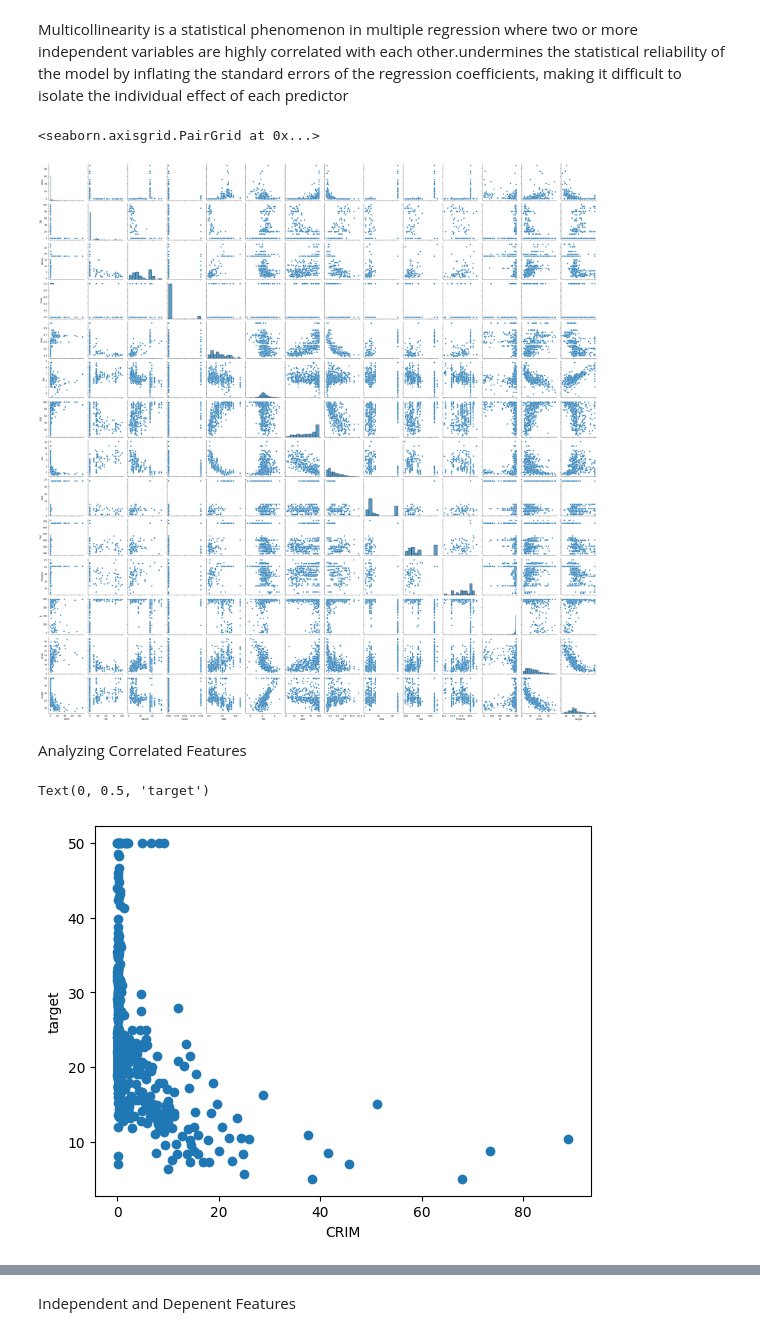
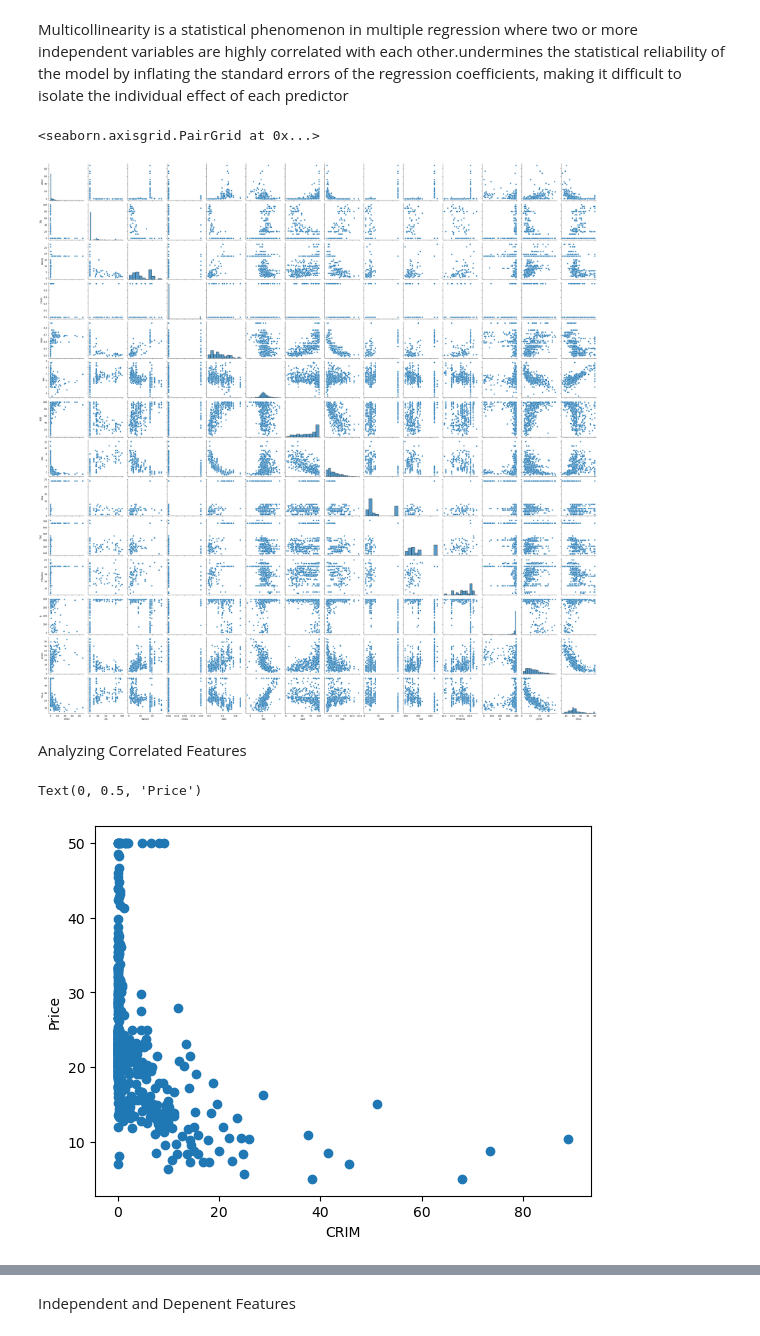
Before and after one commit to ImalAdhikari/House-Prediction-Project-Linear-Regression, a Jupyter notebook: House_Prediction.ipynb, the cells around one changed output, grey strips where cells are left out. Cells and saved outputs as stored; diff of their text form; code cells hidden in the pictures.

```diff
--- a/House_Prediction.ipynb
+++ b/House_Prediction.ipynb
@@ -24,6 +45,6 @@ Mounted at /content/drive
 # %%
 import pandas as pd
-boston_df = pd.read_csv('/content/drive/MyDrive/Housing Project/HousingData.csv')
+boston_df = pd.read_csv('C:\\6 SEM\\ML PROJECTS\\House Prediction\\House-Prediction-Project-Linear-Regression\\HousingData.csv')
 # %%
 boston_df.keys() # returns the column names
 # %% [output]
@@ -73,7 +94,7 @@ boston_df.head()
 | 3 | 0.03237 | 0.0 | 2.18 | 0.0 | 0.458 | 6.998 | 45.8 | 6.0622 | 3 | 222 | 18.7 | ... |
 | 4 | 0.06905 | 0.0 | 2.18 | 0.0 | 0.458 | 7.147 | 54.2 | 6.0622 | 3 | 222 | 18.7 | ... |
 # %%
-boston_df.rename(columns={'MEDV': 'target'}, inplace=True)
+boston_df.rename(columns={'MEDV': 'Price'}, inplace=True)
 # %%
 boston_df.head()
 # %% [output]
@@ -142,14 +162,14 @@ import seaborn as sns
 sns.pairplot(boston_df)
 # %% [output]
 <seaborn.axisgrid.PairGrid at 0x...>
-[figure, old version]
+[figure, new version]
 # %% [markdown]
 Analyzing Correlated Features
 # %%
-plt.scatter(boston_df['CRIM'], boston_df['target'])
+plt.scatter(boston_df['CRIM'], boston_df['Price'])
 plt.xlabel('CRIM')
-plt.ylabel('target')
+plt.ylabel('Price')
 # %% [output]
-Text(0, 0.5, 'target')
+Text(0, 0.5, 'Price')
-[figure, old version]
+[figure, new version]
 # %%
```
Also changed, not shown: parts of 22 cells of this notebook, 6 other files.
